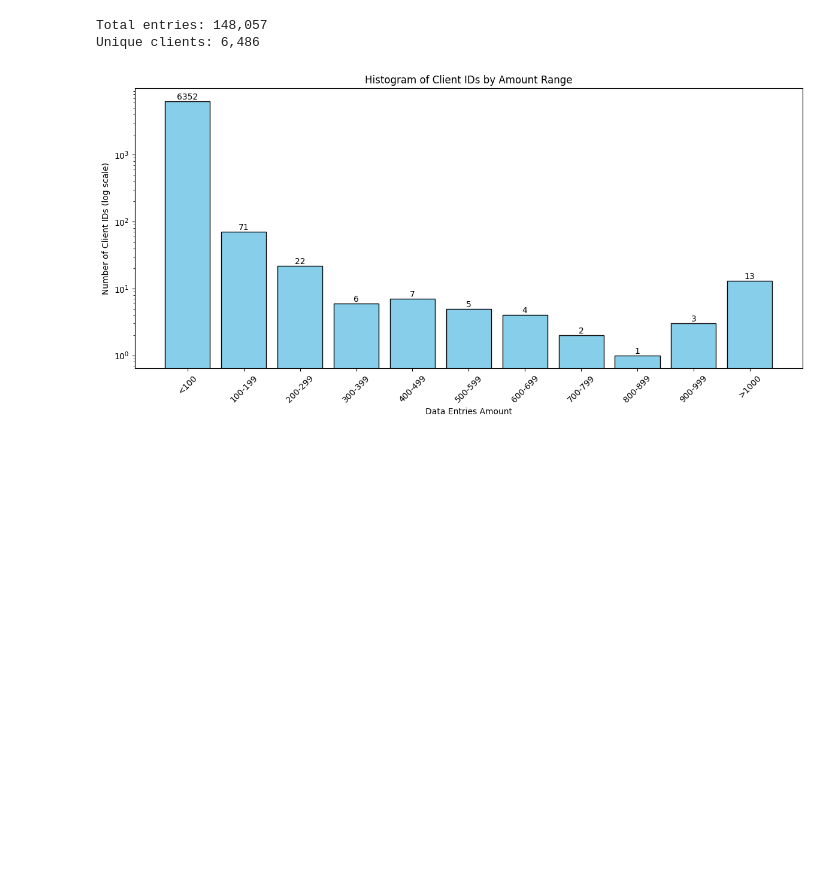
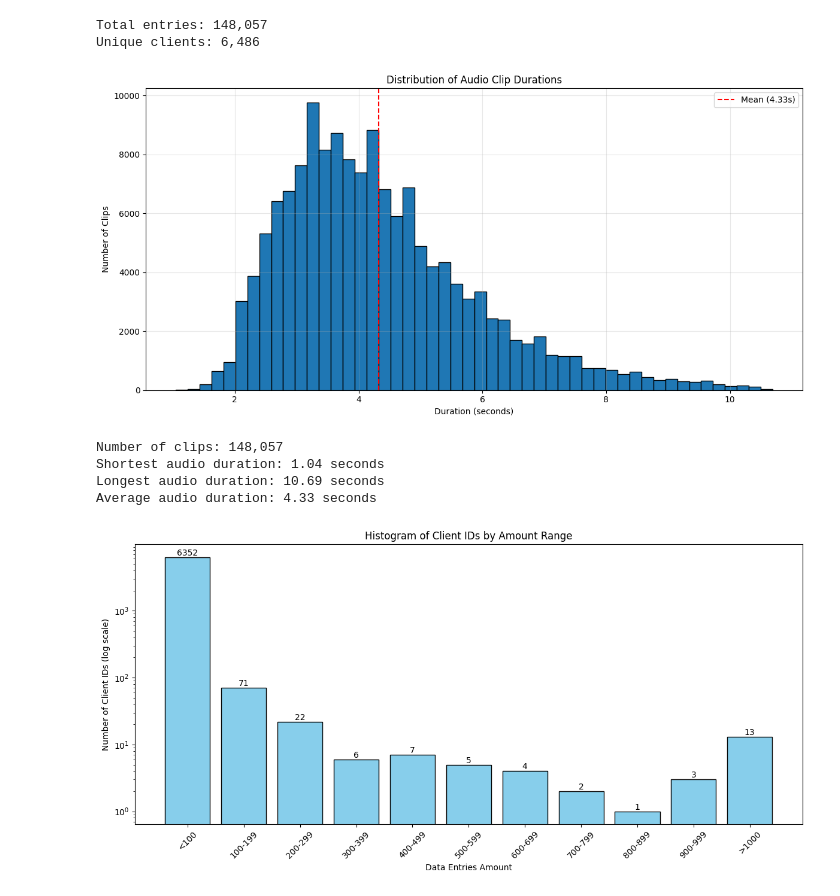
Before and after one commit to dubbing-ai/Restructure, a Jupyter notebook: analysis/commonvoice-analysis.ipynb, the cells around one changed output. Drawn from its saved outputs; the diff is of its cells as text; code cells hidden in the pictures; blank space fills up the shorter version.

```diff
--- a/analysis/commonvoice-analysis.ipynb
+++ b/analysis/commonvoice-analysis.ipynb
@@ -15,6 +15,43 @@ print(f"Unique clients: {unique:,}")
 # %% [output]
 Total entries: 148,057
 Unique clients: 6,486
+# %%
+# Read clip_duration data and merge with validated_data
+clip_duration = pd.read_csv('../data/raw/cv-corpus-20.0-2024-12-06/th/clip_durations.tsv', sep='\t')
+merged_data = validated_data.merge(clip_duration, left_on='path', right_on='clip', how='left')
+
+# Convert duration from milliseconds to seconds
+merged_data['duration'] = merged_data['duration[ms]'] / 1000.0
+
+# Analysis about shortest, longest and average audio duration
+min_duration = merged_data['duration'].min()
+max_duration = merged_data['duration'].max()
+avg_duration = merged_data['duration'].mean()
+
+
+plt.figure(figsize=(12, 6))
+plt.hist(merged_data['duration'], bins=50, edgecolor='black')
+plt.axvline(x=avg_duration, color='r', linestyle='--', label=f'Mean ({avg_duration:.2f}s)')
+
+plt.xlabel('Duration (seconds)')
+plt.ylabel('Number of Clips')
+plt.title('Distribution of Audio Clip Durations')
+plt.legend()
+plt.grid(True, alpha=0.3)
+plt.tight_layout()
+plt.show()
+
+# Print statistics about the distribution
+print(f"Number of clips: {len(merged_data):,}")
+print(f"Shortest audio duration: {min_duration:.2f} seconds")
+print(f"Longest audio duration: {max_duration:.2f} seconds")
+print(f"Average audio duration: {avg_duration:.2f} seconds")
+# %% [output]
+[figure, added]
+Number of clips: 148,057
+Shortest audio duration: 1.04 seconds
+Longest audio duration: 10.69 seconds
+Average audio duration: 4.33 seconds
 # %%
 # Get client ID counts
 client_id_counts = validated_data['client_id'].value_counts()
```
Also changed, not shown: 5 other files.
